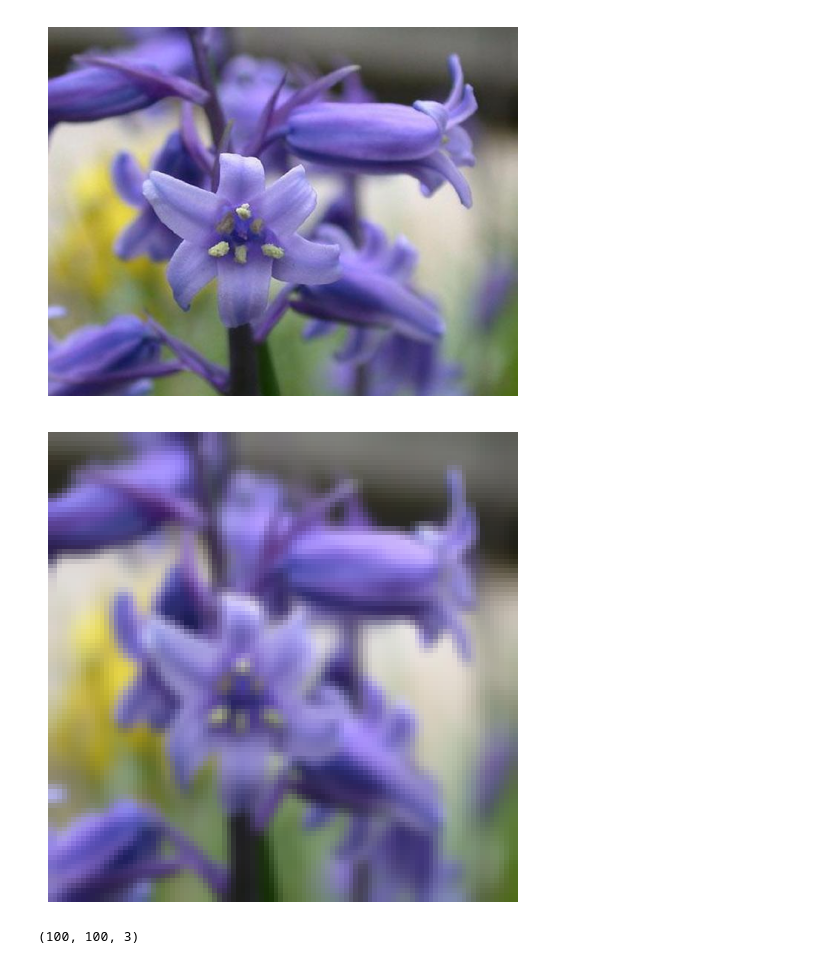
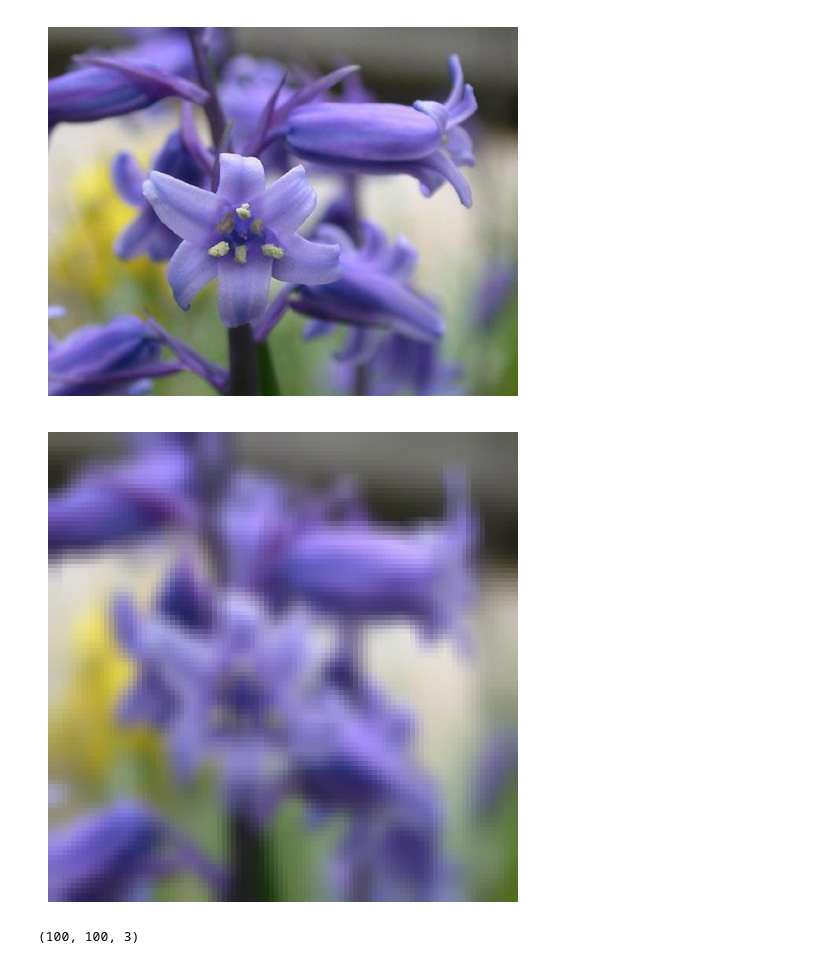
Before and after one commit to amirho3einsedaghati/pyimkernel, a Jupyter notebook: examples/Image Kernels.ipynb, the cells around one changed output. Cells and saved outputs as stored; diff of their text form; code cells hidden in the pictures.

```diff
--- a/examples/Image Kernels.ipynb
+++ b/examples/Image Kernels.ipynb
@@ -33,7 +33,9 @@ for i in range(20):
     imkernel.imshow(
         image=imkernel.apply_filter_on_gray_img(
             X_train[i],
-            kernel_name='blur'),
+            kernel_name='guassian blur',
+            kernel_size=(3, 3),
+        ),
         cmap=plt.cm.gray
     )
 # %% [output]
@@ -50,3 +52,19 @@ for i in range(20):
 [figure]
 [figure]
 ... (8 outputs left out)
+# %%
+# 5x5 Prewitt Horizontal Edge Kernel
+kernel_value = np.array([[-1, -1, -1, -1, -1],
+                         [-1, -1, -1, -1, -1],
+                         [0,   0,  0,  0,  0],
+                         [1,   1,  1,  1,  1],
+                         [1,   1,  1,  1,  1]])
+imkernel.imshow(
+    image=imkernel.apply_filter_on_gray_img(
+        X_train[19],
+        kernel_name='custom',
+        kernel_value=kernel_value
+    ),
+    cmap=plt.cm.gray
+)
+plt.savefig('filtered_nine2.png')
@@ -66,19 +86,28 @@ imkernel.imshow(
 # %% [output]
 [figure]
 # %%
+# 5x5 box blur
+kernel_value = (1 / 25.0) * np.array([[1, 1, 1, 1, 1],
+                                      [1, 1, 1, 1, 1],
+                                      [1, 1, 1, 1, 1],
+                                      [1, 1, 1, 1, 1],
+                                      [1, 1, 1, 1, 1]])
+
 blurred_image = imkernel.apply_filter_on_color_img(
     image1,
-    kernel_name='box blur',
+    kernel_name='custom',
+    kernel_value=kernel_value,
     with_resize=True,
     dsize=(100, 100)
 )
 imkernel.imshow(
     image=cv2.cvtColor(
         blurred_image,
         cv2.COLOR_BGR2RGB
     ))
+plt.savefig('filtered_flower1.png')
 # %% [output]
-[figure, old version]
+[figure, new version]
 # %%
 blurred_image.shape # a color-scale image
 # %% [output]
```
Also changed, not shown: parts of 4 cells of this notebook.
